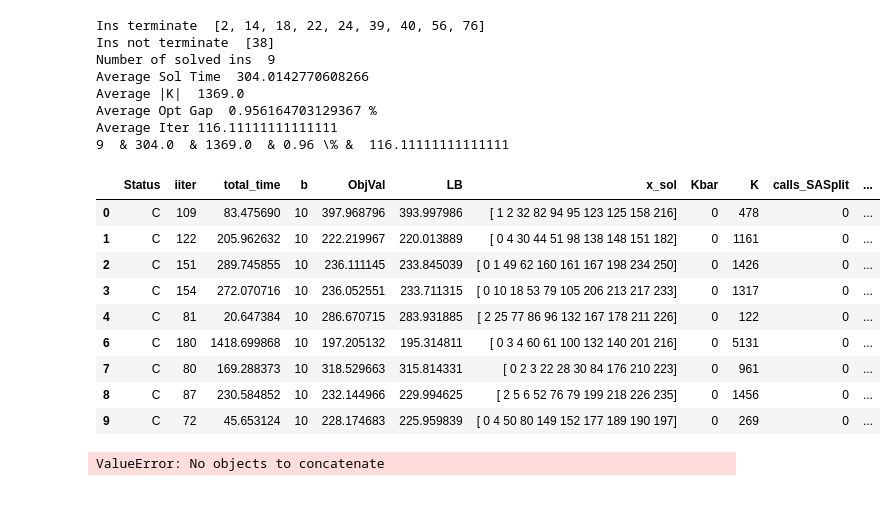
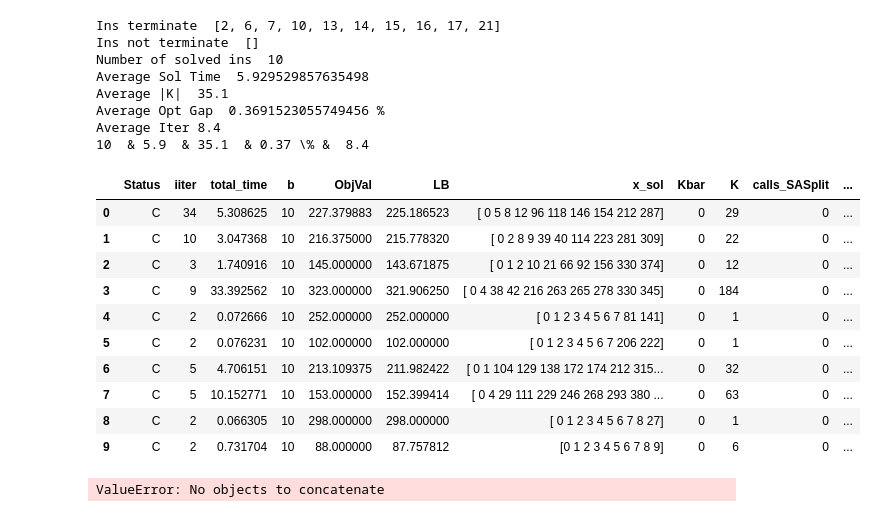
Before and after one commit to diHnguyen/SSPI, a Jupyter notebook: PythonConversion/Dec2024_Output/ProcessOutput.ipynb, the cells around one changed output. Cells and saved outputs as stored; diff of their text form; code cells hidden in the pictures.

```diff
--- a/PythonConversion/Dec2024_Output/ProcessOutput.ipynb
+++ b/PythonConversion/Dec2024_Output/ProcessOutput.ipynb
@@ -5,7 +5,7 @@ import os
 import numpy as np
 
 os.chdir("/Users/dinguyen/Desktop/Local Documents/GitHub/Paper5/PythonConversion/")
-N = 40 #50
+N = 50 #50
 
 # N30
 # ins = [1,2,5,6,7,8,9,10,11,12]
@@ -15,10 +15,10 @@ N = 40 #50
 # N40
 # ins = [1, 3, 5, 6, 7, 9, 10, 11, 12, 13]
 # ins =  [4, 8, 16, 27, 33, 36, 37, 48, 64, 68]
-ins =  [2, 14, 18, 22, 24, 38, 39, 40, 56, 76]
+# ins =  [2, 14, 18, 22, 24, 38, 39, 40, 56, 76]
 
 # N50
-# ins =  [2, 6, 7, 10, 13, 14, 15, 16, 17, 21]
+ins =  [2, 6, 7, 10, 13, 14, 15, 16, 17, 21]
 # ins =  [18, 26, 46, 73, 93, 98, 110, 113, 122, 124]
 # ins =  [1, 3, 4, 5, 8, 9, 11, 12, 19, 20]
 # Desktop/Local Documents/GitHub/Paper5/PythonConversion/Dec2024_Output/Iter/main_singleCut_combinedStratV1_WarmStart_threshold_p_15_N40_56.txt
@@ -65,50 +65,51 @@ def processMain(N, ins):
     df_filtered = df_filtered[df_filtered.Status == "C"]
     # df_filtered = df_filtered[~df_filtered['Ins'].isin(ins_not_terminate)]
     # df_filtered = df_filtered.groupby('Ins').apply(
     #     lambda group: group[group['total_time'] == group['total_time'].max()])
     # df_filtered = df_filtered.reset_index(drop=True)
     df_filtered["OptGap"] = (df_filtered.ObjVal-df_filtered.LB)/df_filtered.ObjVal*100
     solved_ins = len(df_filtered)
     avg_time = df_filtered['total_time'].mean()
     avg_K = df_filtered['K'].mean()
     opt_gap = df_filtered["OptGap"].mean()
     avg_iter = df_filtered["iiter"].mean()+1
     print("Number of solved ins ", solved_ins)
     print("Average Sol Time ", avg_time)
     print("Average |K| ", avg_K)
     print("Average Opt Gap ", opt_gap,"%")
     print("Average Iter", avg_iter)
     # {number:.2f}
     print(str(solved_ins), " & %.1f"  % avg_time, " & %.1f" % avg_K, " & %.2f" %opt_gap, "\% & ",str(avg_iter) )
 
 
     # print(output)
     # for i in range(5):
     #     output = pd.read_csv(EXP+"_N"+str(N)+"_"+str(i+1)+".txt", sep=";", header=None)
 
     return df_filtered
 
 df_default = processMain(N,ins)
 df_default
 # %% [output]
-Ins terminate  [2, 14, 18, 22, 24, 39, 40, 56, 76]
-Ins not terminate  [38]
-Number of solved ins  9
-Average Sol Time  304.0142770608266
-Average |K|  1369.0
-Average Opt Gap  0.956164703129367 %
-Average Iter 116.11111111111111
-9  & 304.0  & 1369.0  & 0.96 \% &  116.11111111111111
+Ins terminate  [2, 6, 7, 10, 13, 14, 15, 16, 17, 21]
+Ins not terminate  []
+Number of solved ins  10
+Average Sol Time  5.929529857635498
+Average |K|  35.1
+Average Opt Gap  0.3691523055749456 %
+Average Iter 8.4
+10  & 5.9  & 35.1  & 0.37 \% &  8.4
 |  | Status | iiter | total_time | b | ObjVal | LB | x_sol | Kbar | K | calls_SASplit | ... |
-| 0 | C | 109 | 83.475690 | 10 | 397.968796 | 393.997986 | [ 1 2 32 82 94 95 123 125 158 216] | 0 | 478 | 0 | ... |
-| 1 | C | 122 | 205.962632 | 10 | 222.219967 | 220.013889 | [ 0 4 30 44 51 98 138 148 151 182] | 0 | 1161 | 0 | ... |
-| 2 | C | 151 | 289.745855 | 10 | 236.111145 | 233.845039 | [ 0 1 49 62 160 161 167 198 234 250] | 0 | 1426 | 0 | ... |
-| 3 | C | 154 | 272.070716 | 10 | 236.052551 | 233.711315 | [ 0 10 18 53 79 105 206 213 217 233] | 0 | 1317 | 0 | ... |
-| 4 | C | 81 | 20.647384 | 10 | 286.670715 | 283.931885 | [ 2 25 77 86 96 132 167 178 211 226] | 0 | 122 | 0 | ... |
-| 6 | C | 180 | 1418.699868 | 10 | 197.205132 | 195.314811 | [ 0 3 4 60 61 100 132 140 201 216] | 0 | 5131 | 0 | ... |
-| 7 | C | 80 | 169.288373 | 10 | 318.529663 | 315.814331 | [ 0 2 3 22 28 30 84 176 210 223] | 0 | 961 | 0 | ... |
-| 8 | C | 87 | 230.584852 | 10 | 232.144966 | 229.994625 | [ 2 5 6 52 76 79 199 218 226 235] | 0 | 1456 | 0 | ... |
-| 9 | C | 72 | 45.653124 | 10 | 228.174683 | 225.959839 | [ 0 4 50 80 149 152 177 189 190 197] | 0 | 269 | 0 | ... |
+| 0 | C | 34 | 5.308625 | 10 | 227.379883 | 225.186523 | [ 0 5 8 12 96 118 146 154 212 287] | 0 | 29 | 0 | ... |
+| 1 | C | 10 | 3.047368 | 10 | 216.375000 | 215.778320 | [ 0 2 8 9 39 40 114 223 281 309] | 0 | 22 | 0 | ... |
+| 2 | C | 3 | 1.740916 | 10 | 145.000000 | 143.671875 | [ 0 1 2 10 21 66 92 156 330 374] | 0 | 12 | 0 | ... |
+| 3 | C | 9 | 33.392562 | 10 | 323.000000 | 321.906250 | [ 0 4 38 42 216 263 265 278 330 345] | 0 | 184 | 0 | ... |
+| 4 | C | 2 | 0.072666 | 10 | 252.000000 | 252.000000 | [ 0 1 2 3 4 5 6 7 81 141] | 0 | 1 | 0 | ... |
+| 5 | C | 2 | 0.076231 | 10 | 102.000000 | 102.000000 | [ 0 1 2 3 4 5 6 7 206 222] | 0 | 1 | 0 | ... |
+| 6 | C | 5 | 4.706151 | 10 | 213.109375 | 211.982422 | [ 0 1 104 129 138 172 174 212 315... | 0 | 32 | 0 | ... |
+| 7 | C | 5 | 10.152771 | 10 | 153.000000 | 152.399414 | [ 0 4 29 111 229 246 268 293 380 ... | 0 | 63 | 0 | ... |
+| 8 | C | 2 | 0.066305 | 10 | 298.000000 | 298.000000 | [ 0 1 2 3 4 5 6 7 8 27] | 0 | 1 | 0 | ... |
+| 9 | C | 2 | 0.731704 | 10 | 88.000000 | 87.757812 | [0 1 2 3 4 5 6 7 8 9] | 0 | 6 | 0 | ... |
 # %%
 import pandas as pd
 import os
```
